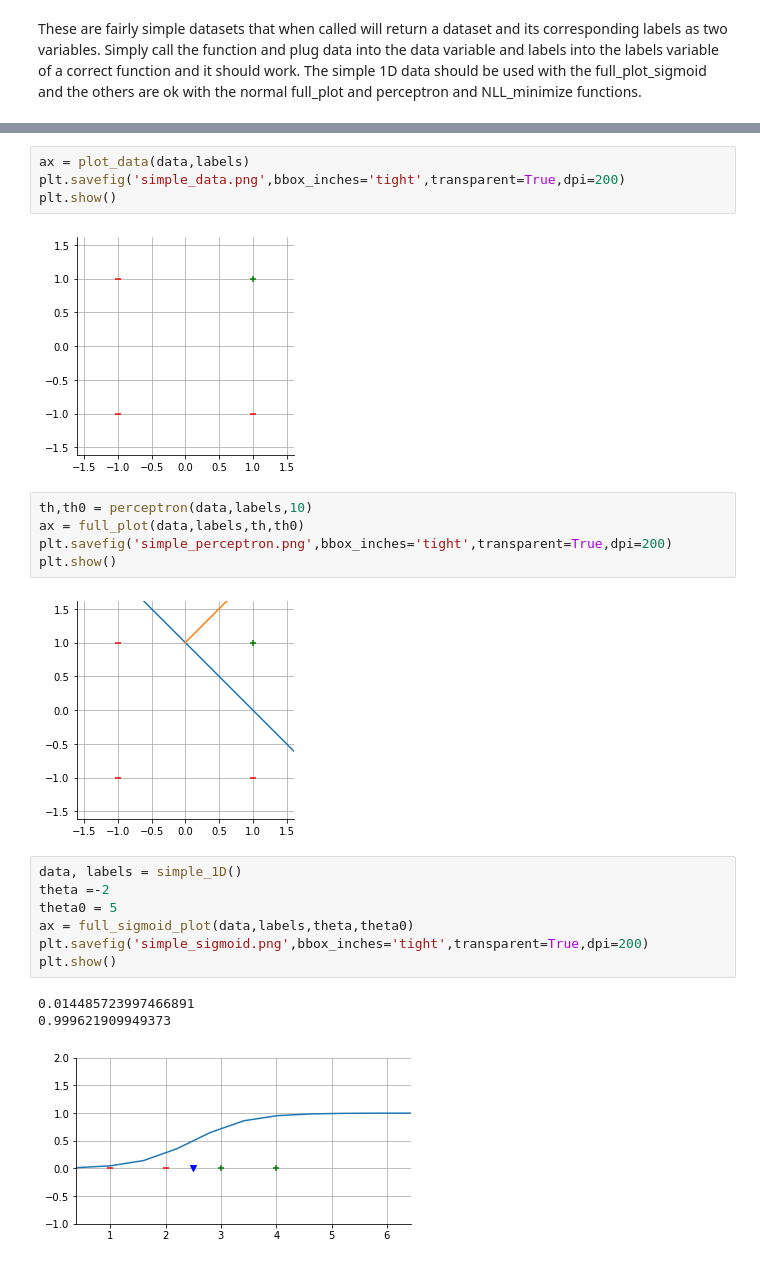
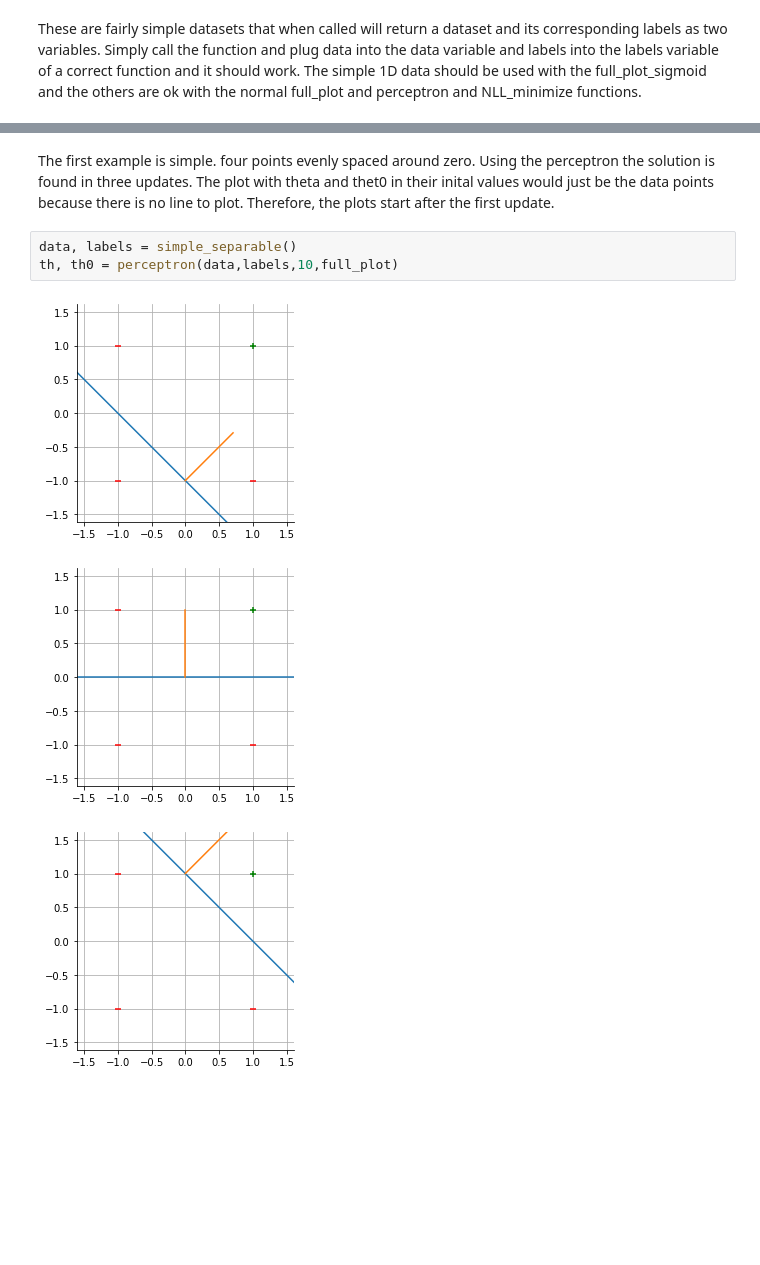
Before and after one commit to vmartinetto/general_work, a Jupyter notebook: CcCAT 2021 work/plots.ipynb, the cells around one changed output, grey strips where cells are left out. Saved outputs shown, nothing was run; the diff lists cells and outputs as text; blank space fills up the shorter version.

```diff
--- a/CcCAT 2021 work/plots.ipynb
+++ b/CcCAT 2021 work/plots.ipynb
@@ -286,24 +330,12 @@ plt.show()
-# %%
-ax = plot_data(data,labels)
-plt.savefig('simple_data.png',bbox_inches='tight',transparent=True,dpi=200)
-plt.show()
-# %% [output]
-[figure, removed]
-# %%
-th,th0 = perceptron(data,labels,10)
-ax = full_plot(data,labels,th,th0)
-plt.savefig('simple_perceptron.png',bbox_inches='tight',transparent=True,dpi=200)
-plt.show()
-# %% [output]
-[figure, removed]
-# %%
-data, labels = simple_1D()
-theta =-2
-theta0 = 5
-ax = full_sigmoid_plot(data,labels,theta,theta0)
-plt.savefig('simple_sigmoid.png',bbox_inches='tight',transparent=True,dpi=200)
-plt.show()
-# %% [output]
-0.014485723997466891
-0.999621909949373
-[figure, removed]
+# %% [markdown]
+The first example is simple. four points evenly spaced around zero. Using the
+perceptron the solution is found in three updates. The plot with theta and thet0
+in their inital values would just be the data points because there is no line to plot.
+Therefore, the plots start after the first update.
+# %%
+data, labels = simple_separable()
+th, th0 = perceptron(data,labels,10,full_plot)
+# %% [output]
+[figure, added]
+[figure, added]
+[figure, added]
```
Also changed, not shown: parts of 15 cells of this notebook.
